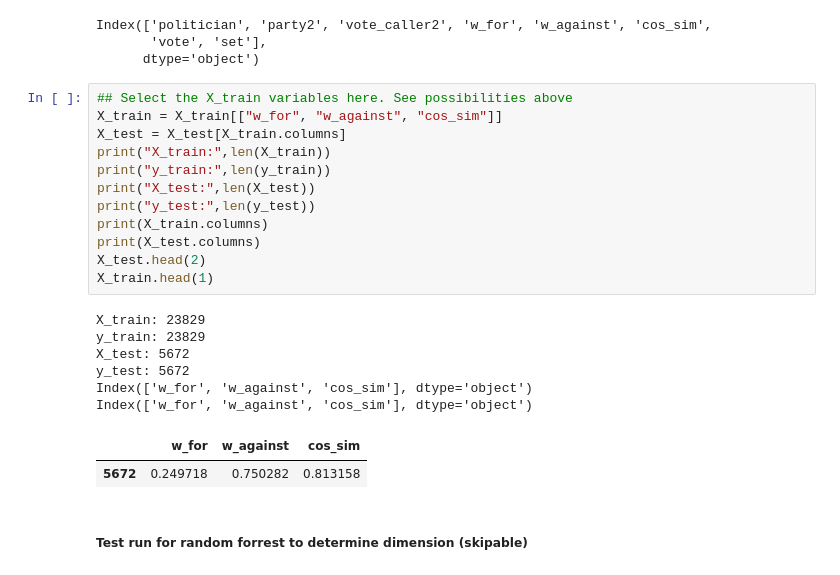
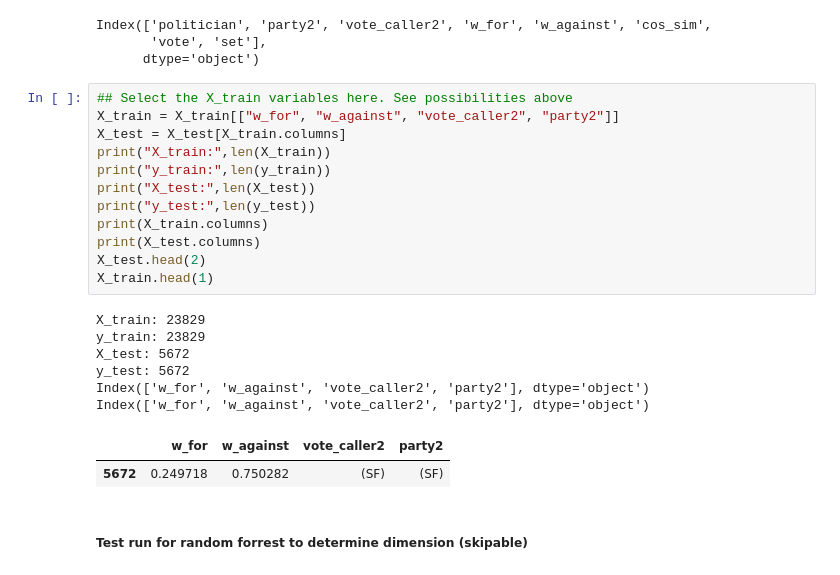
Before and after one commit to jonahank/Vote-Prediction-Model, a Jupyter notebook: vote_predictor/VP/pipeline_v1.ipynb, the cells around one changed output. Cells and saved outputs as stored; diff of their text form.

```diff
--- a/vote_predictor/VP/pipeline_v1.ipynb
+++ b/vote_predictor/VP/pipeline_v1.ipynb
@@ -553,25 +553,25 @@ Index(['politician', 'party2', 'vote_caller2', 'w_for', 'w_against', 'cos_sim',
       dtype='object')
 # %%
 ## Select the X_train variables here. See possibilities above
-X_train = X_train[["w_for", "w_against", "cos_sim"]]
+X_train = X_train[["w_for", "w_against", "vote_caller2", "party2"]]
 X_test = X_test[X_train.columns]
 print("X_train:",len(X_train))
 print("y_train:",len(y_train))
 print("X_test:",len(X_test))
 print("y_test:",len(y_test))
 print(X_train.columns)
 print(X_test.columns)
 X_test.head(2)
 X_train.head(1)
 # %% [output]
 X_train: 23829
 y_train: 23829
 X_test: 5672
 y_test: 5672
-Index(['w_for', 'w_against', 'cos_sim'], dtype='object')
-Index(['w_for', 'w_against', 'cos_sim'], dtype='object')
+Index(['w_for', 'w_against', 'vote_caller2', 'party2'], dtype='object')
+Index(['w_for', 'w_against', 'vote_caller2', 'party2'], dtype='object')
-|  | w_for | w_against | cos_sim |
-| 5672 | 0.249718 | 0.750282 | 0.813158 |
+|  | w_for | w_against | vote_caller2 | party2 |
+| 5672 | 0.249718 | 0.750282 | (SF) | (SF) |
 # %% [markdown]
 ##### Test run for random forrest to determine dimension (skipable)
 # %%
```
Also changed, not shown: parts of 8 cells of this notebook.
